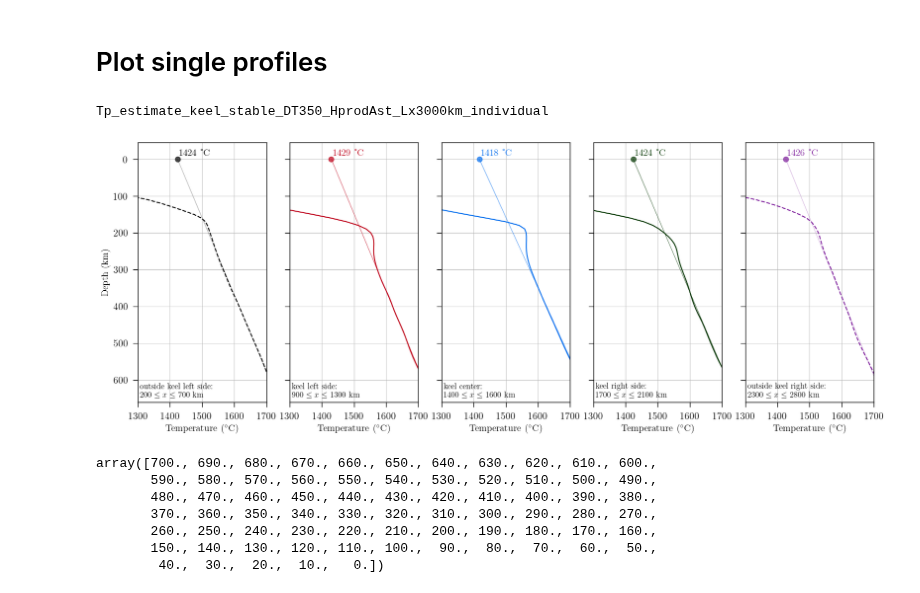
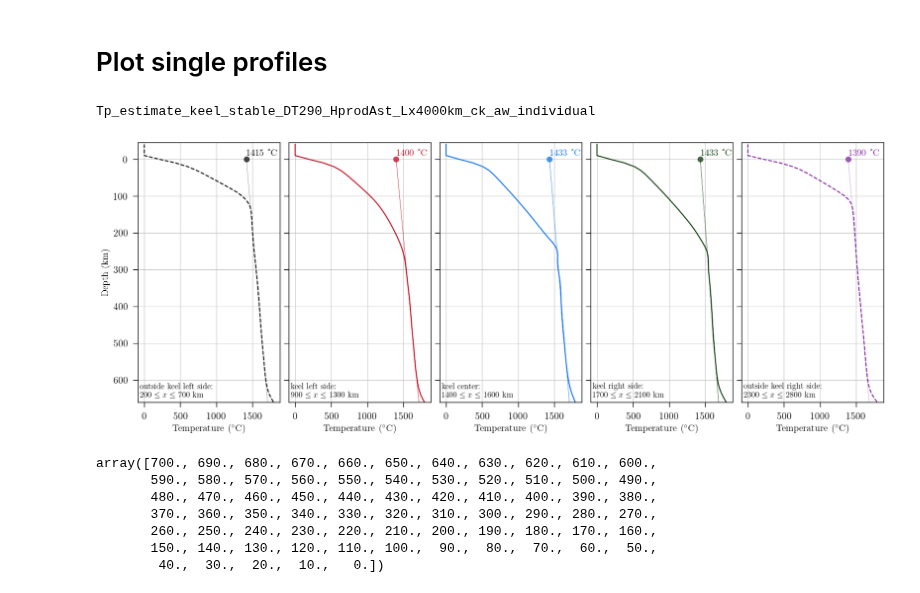
Before and after one commit to jopmas/scripts, a Jupyter notebook: check_Tps.ipynb, the cells around one changed output. Saved outputs shown, nothing was run; the diff lists cells and outputs as text; code cells hidden in the pictures.

```diff
--- a/check_Tps.ipynb
+++ b/check_Tps.ipynb
@@ -92,0 +87,15 @@ print(dataset.info)
+# %%
+dataset = xr.open_dataset(f'{model_path}/_output_temperature.nc')
+
+Nx = int(dataset.nx)
+Nz = int(dataset.nz)
+Lx = float(dataset.lx)
+Lz = float(dataset.lz)
+
+instant = dataset.time[-1]
+
+x = np.linspace(0, Lx/1000.0, Nx)
+z = np.linspace(Lz/1000.0, 0, Nz)
+xx, zz  = np.meshgrid(x, z)
+
+print(dataset.info)
@@ -144,20 +171,23 @@ def Tp_estimate(mean_temp, z, zbot, ztop):
 def fit_func(x, a, b):
     return a*x + b
 
-#selecting regions
+
 data = dataset.temperature[-1].values.T #Nz vs Nx
 
-keel_mean_l = calc_mean_temperaure_region(data, Nz, xx, 900, 1300)
-keel_mean_c = calc_mean_temperaure_region(data, Nz, xx, 1400, 1600)
-keel_mean_r = calc_mean_temperaure_region(data, Nz, xx, 1700, 2100)
+#selecting regions
+#Calculating mean temperature profile for different regions
+xcenter = (Lx/2)/1.0e3
+keel_mean_l = calc_mean_temperaure_region(data, Nz, xx, xcenter - 600, xcenter - 200)
+keel_mean_c = calc_mean_temperaure_region(data, Nz, xx, xcenter - 100, xcenter + 100)
+keel_mean_r = calc_mean_temperaure_region(data, Nz, xx, xcenter + 200, xcenter + 600)
 
 Tp_keel_l, fit_keel_l = Tp_estimate(keel_mean_l, z, 600, 300)
 Tp_keel_c, fit_keel_c = Tp_estimate(keel_mean_c, z, 600, 300)
 Tp_keel_r, fit_keel_r = Tp_estimate(keel_mean_r, z, 600, 300)
 
 
-out_mean_l = calc_mean_temperaure_region(data, Nz, xx, 200, 700)
-out_mean_r = calc_mean_temperaure_region(data, Nz, xx, 2300, 2800)
+out_mean_l = calc_mean_temperaure_region(data, Nz, xx, 200, xcenter - 800)
+out_mean_r = calc_mean_temperaure_region(data, Nz, xx, xcenter + 800, Lx/1.03 - 200)
 
 Tp_out_l, fit_out_l = Tp_estimate(out_mean_l, z, 600, 200)
 Tp_out_r, fit_out_r = Tp_estimate(out_mean_r, z, 600, 150)
@@ -196,37 +226,37 @@ axs[0].text(Tp_out_l+xshift, 0-yshift, f'{Tp_out_l} °C', fontsize=fsize, color=
 axs[1].text(Tp_keel_l+xshift, 0-yshift, f'{Tp_keel_l} °C', fontsize=fsize, color='xkcd:scarlet', rotation=rotation)
 axs[2].text(Tp_keel_c+xshift, 0-yshift, f'{Tp_keel_c} °C', fontsize=fsize, color='xkcd:cerulean blue', rotation=rotation)
 axs[3].text(Tp_keel_r+xshift, 0-yshift, f'{Tp_keel_r} °C', fontsize=fsize, color='xkcd:dark green', rotation=rotation)
 axs[4].text(Tp_out_r+xshift, 0-yshift, f'{Tp_out_r} °C', fontsize=fsize, color='xkcd:purple', rotation=rotation)
 
 fsize = 14
 xmin, xmax = 1300, 1700
 
 locations = [f'outside keel left side:\n $200 \leq x \leq 700$ km',
              f'keel left side:\n $900 \leq x \leq 1300$ km',
              f'keel center:\n $1400 \leq x \leq 1600$ km',
              f'keel right side:\n $1700 \leq x \leq 2100$ km',
              f'outside keel right side:\n $2300 \leq x \leq 2800$ km'
             ]
 
 for ax, location in zip(axs, locations):
     ax.set_xlabel(r'Temperature ($^{\circ}$C)', fontsize=fsize)
     ax.grid('-k', alpha=0.7)
-    ax.set_xlim(xmin, xmax)
-    ax.set_xticks(np.arange(xmin, xmax+100, 100))
+    # ax.set_xlim(xmin, xmax)
+    # ax.set_xticks(np.arange(xmin, xmax+100, 100))
     ax.text(0.015, 0.02, location, fontsize=12, transform=ax.transAxes)
 
 axs[0].set_ylabel('Depth (km)', fontsize=fsize)
 axs[0].set_ylim(660, -45)
 
 figname = f'Tp_estimate_{model_name}_individual'
 print(figname)
 fig.savefig(f'out/plots/{figname}.png', dpi=400)
 fig.savefig(f'out/plots/{figname}.pdf', dpi=400)
 fig.savefig(f'{output_path}/{figname}.png', dpi=400)
 fig.savefig(f'{output_path}/{figname}.pdf', dpi=400)
 # %% [output]
-Tp_estimate_keel_stable_DT350_HprodAst_Lx3000km_individual
+Tp_estimate_keel_stable_DT290_HprodAst_Lx4000km_ck_aw_individual
-[figure, old version]
+[figure, new version]
 # %%
 # %% [output]
 array([700., 690., 680., 670., 660., 650., 640., 630., 620., 610., 600.,
```
Also changed, not shown: parts of 3 cells of this notebook, 13 other files.
